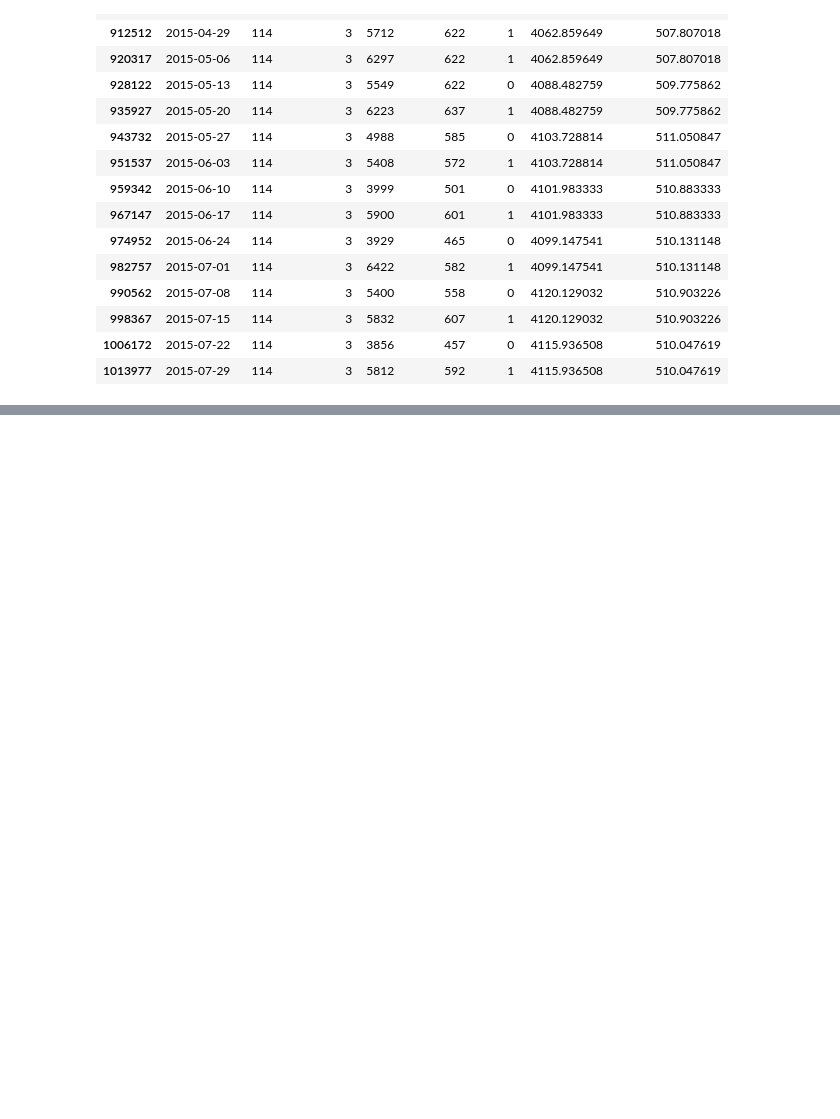
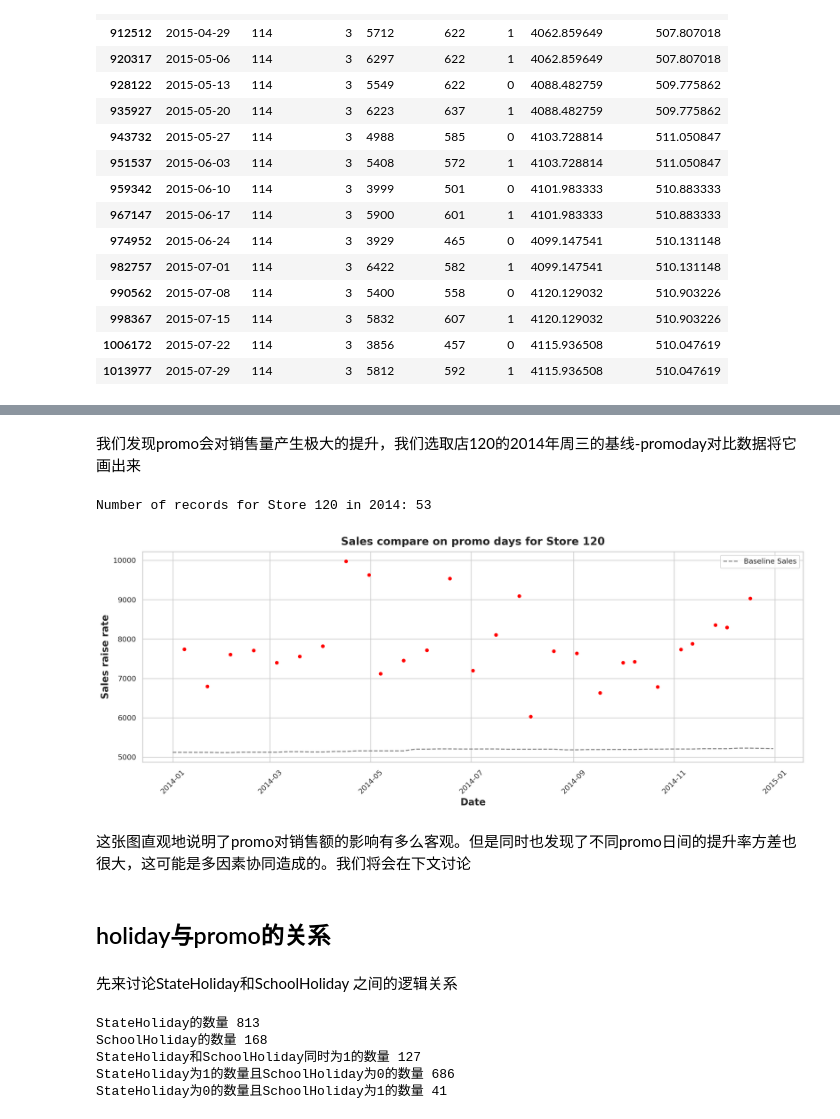
Before and after one commit to yjcyjjc/Rossmann-store-sale, a Jupyter notebook: EDA2.ipynb, the cells around one changed output, grey strips where cells are left out. Drawn from its saved outputs; the diff is of its cells as text; code cells hidden in the pictures; blank space fills up the shorter version.

```diff
--- a/EDA2.ipynb
+++ b/EDA2.ipynb
@@ -153,0 +177,38 @@ result[(result['Store']==114)&(result['DayOfWeek']==3)].tail(15)
+# %% [markdown]
+我们发现promo会对销售量产生极大的提升，我们选取店120的2014年周三的基线-promoday对比数据将它画出来
+# %%
+plt.figure(figsize=(15, 6))
+store120_data=result[(result['Store']==120)&(result['Date']<'2015-01-01')&(result['Date']>'2013-12-31')&(result['DayOfWeek']==3)].copy()
+print(f"Number of records for Store 120 in 2014: {len(store120_data)}")
+sns.lineplot(
+    data=store120_data, x='Date', y='baseline_sales', color='grey', linestyle='--', label='Baseline Sales'
+)
+sns.scatterplot(
+    data=store120_data[store120_data['Promo']==1], x='Date', y='Sales', color='red')
+plt.title('Sales compare on promo days for Store 120')
+plt.xlabel('Date')
+plt.ylabel('Sales raise rate')
+plt.xticks(rotation=45)
+plt.show()
+# %% [output]
+Number of records for Store 120 in 2014: 53
+[figure, added]
+# %% [markdown]
+这张图直观地说明了promo对销售额的影响有多么客观。但是同时也发现了不同promo日间的提升率方差也很大，这可能是多因素协同造成的。我们将会在下文讨论
+# %% [markdown]
+## holiday与promo的关系
+# %% [markdown]
+先来讨论StateHoliday和SchoolHoliday	之间的逻辑关系
+# %%
+holiday=train_data[train_data['Store']==78][['StateHoliday','SchoolHoliday']].copy()
+print('StateHoliday的数量',len(holiday[holiday['StateHoliday']!=0]))
+print('SchoolHoliday的数量',len(holiday[holiday['SchoolHoliday']!=0]))
+print('StateHoliday和SchoolHoliday同时为1的数量',len(holiday[(holiday['StateHoliday']!=0)&(holiday['SchoolHoliday']!=0)]))
+print('StateHoliday为1的数量且SchoolHoliday为0的数量',len(holiday[(holiday['StateHoliday']!=0)&(holiday['SchoolHoliday']==0)]))
+print('StateHoliday为0的数量且SchoolHoliday为1的数量',len(holiday[(holiday['StateHoliday']==0)&(holiday['SchoolHoliday']!=0)]))
+# %% [output]
+StateHoliday的数量 813
+SchoolHoliday的数量 168
+StateHoliday和SchoolHoliday同时为1的数量 127
+StateHoliday为1的数量且SchoolHoliday为0的数量 686
+StateHoliday为0的数量且SchoolHoliday为1的数量 41
```
Also changed, not shown: parts of 10 cells of this notebook.
